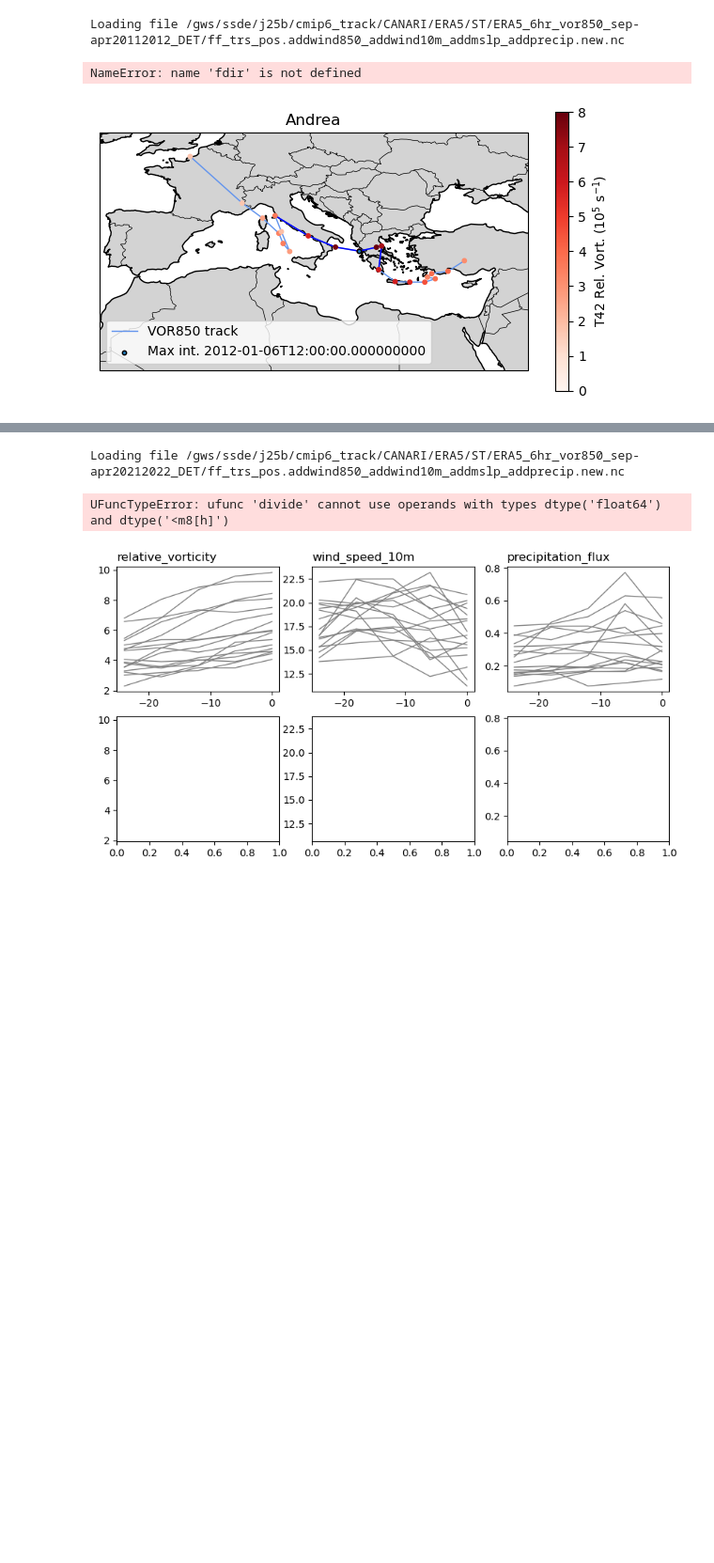
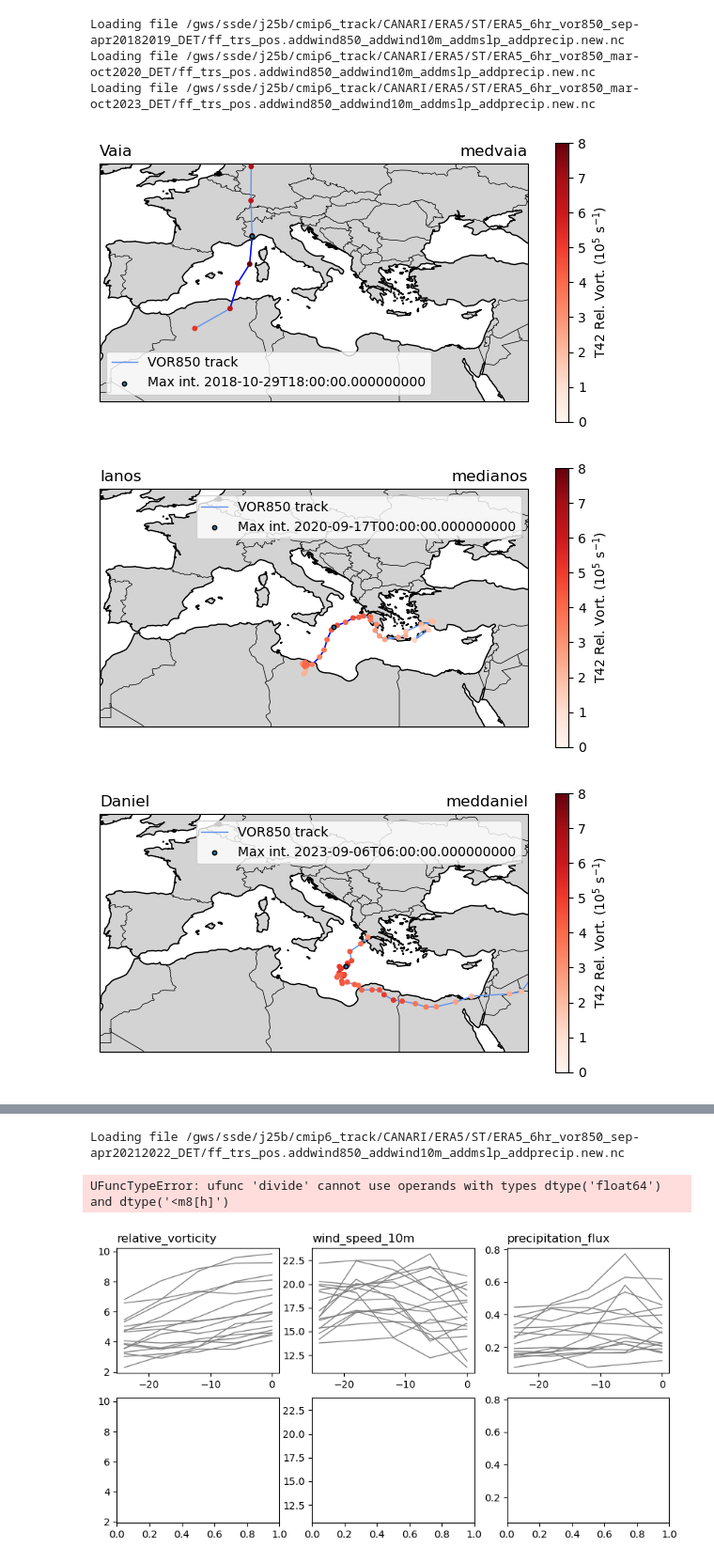
Before and after one commit to bjharvey/track-analogues, a Jupyter notebook: plot_analogues.ipynb, the cells around one changed output, grey strips where cells are left out. Shown at 94% size. Saved outputs shown, nothing was run; the diff lists cells and outputs as text; code cells hidden in the pictures; blank space fills up the shorter version.

```diff
--- a/plot_analogues.ipynb
+++ b/plot_analogues.ipynb
@@ -23,43 +23,41 @@ from run_analogues import \
 plot_dir = output_dir / 'plots'
 
 # cases_to_use = ['Arwen', 'GreatStorm', 'Ophelia', 'Martin', 'Eunice', 'NorthSea']
-# setting = 'vn1-300'
+# settings_to_use = 'vn1-300'
 # plot_extent = [-60, 10, 40, 70]
 # vorthres = 8    # for subsetting to extremes
 
 # cases_to_use = ['Jul2021', 'Jul2012']
-# setting = 'cols'
+# settings_to_use = 'cols'
 # plot_extent = [-40, 30, 25, 65]
 # vorthres = 14    # for subsetting to extremes (vorticity values much higher at 250hPa!)
 
 # cases_to_use = ['Oct2017jr', 'Ciaran']
-# setting = 'drws'
+# settings_to_use = 'drws'
 # plot_extent = [-60, 10, 30, 60]
 # vorthres = 10    # for subsetting to extremes
 
-cases_to_use = ['Andrea', 'Julia', 'Vaia', 'Daniel', 'Apollo', 'Ianos']
-setting = 'med1'
+# cases_to_use = ['Andrea', 'Julia', 'Vaia', 'Daniel', 'Apollo', 'Ianos']
+# settings_to_use = 'med1'
+# plot_extent = [-10, 40, 25, 50]
+# vorthres = 6    # for subsetting to extremes
+cases_to_use = ['Vaia', 'Ianos', 'Daniel']
+settings_to_use = ['medvaia', 'medianos', 'meddaniel']
 plot_extent = [-10, 40, 25, 50]
-vorthres = 8    # for subsetting to extremes
-# cases_to_use = ['Vaia']
-# setting = 'medvaia'
-# plot_extent = [-10, 40, 25, 50]
-# vorthres = 8    # for subsetting to extremes
-# cases_to_use = ['Daniel']
-# setting = 'meddaniel'
-# plot_extent = [5, 45, 30, 55]
-# vorthres = 8    # for subsetting to extremes
+vorthres = 6    # for subsetting to extremes
 
 # cases_to_use = ['Groundhog', 'Franklin']
-# setting = 'drws'
+# settin_to_useg = 'drws'
 # plot_extent = [-110, -60, 20, 60]
 # vorthres = 12    # for subsetting to extremes
-
 # cases_to_use = ['Capella', 'DDay']
-# setting = 'drws'
+# settings_to_use = 'drws'
 # plot_extent = [-60, 40, 30, 70]
 # vorthres = 8    # for subsetting to extremes
 
+if type(settings_to_use) == str:
+    print('Converting settings_to_use to list')
+    settings_to_use = [settings_to_use] * len(cases_to_use)
 
 # These functions assume tracks are loaded into nested dicts of the form
 # {case: {exp_label: {mem_label: {track_id: track}}}
@@ -111,24 +109,28 @@ def flatten_mem_labels(tracks):
 # %%
 # Sanity plot of target_tracks
 
-for case in cases_to_use:
+for case, setting in zip(cases_to_use, settings_to_use):
     target_track = load_single_era5_track(
         cases[case]['date'],
         cases[case]['trackid'],
         trackvar=cases[case]['trackvar']
     )
     ax = plot_tracks({1: target_track}, color='cornflowerblue', trackvar=cases[case]['trackvar'])
     segment = _get_track_segment(target_track, **settings[setting])
     plot_tracks({1: segment}, ax=ax, color='blue', show_intensity=False)
     ax.set_extent(plot_extent)
     ax.legend()
-    ax.set_title(case)
+    ax.set_title(case, loc='left')
+    ax.set_title(setting, loc='right')
     ax.figure.tight_layout()
     ax.figure.savefig(plot_dir / f'{case}_{setting}_sanity-plot.png')
 # %% [output]
-Loading file /gws/ssde/j25b/cmip6_track/CANARI/ERA5/ST/ERA5_6hr_vor850_sep-apr20112012_DET/ff_trs_pos.addwind850_addwind10m_addmslp_addprecip.new.nc
+Loading file /gws/ssde/j25b/cmip6_track/CANARI/ERA5/ST/ERA5_6hr_vor850_sep-apr20182019_DET/ff_trs_pos.addwind850_addwind10m_addmslp_addprecip.new.nc
+Loading file /gws/ssde/j25b/cmip6_track/CANARI/ERA5/ST/ERA5_6hr_vor850_mar-oct2020_DET/ff_trs_pos.addwind850_addwind10m_addmslp_addprecip.new.nc
+Loading file /gws/ssde/j25b/cmip6_track/CANARI/ERA5/ST/ERA5_6hr_vor850_mar-oct2023_DET/ff_trs_pos.addwind850_addwind10m_addmslp_addprecip.new.nc
-NameError: name 'fdir' is not defined
-[figure, old version]
+[figure, new version]
+[figure, added]
+[figure, added]
 # %%
 # Gather all analogue and candidate tracks
 tracks = {
```
Also changed, not shown: parts of 4 cells of this notebook, 6 other files.
